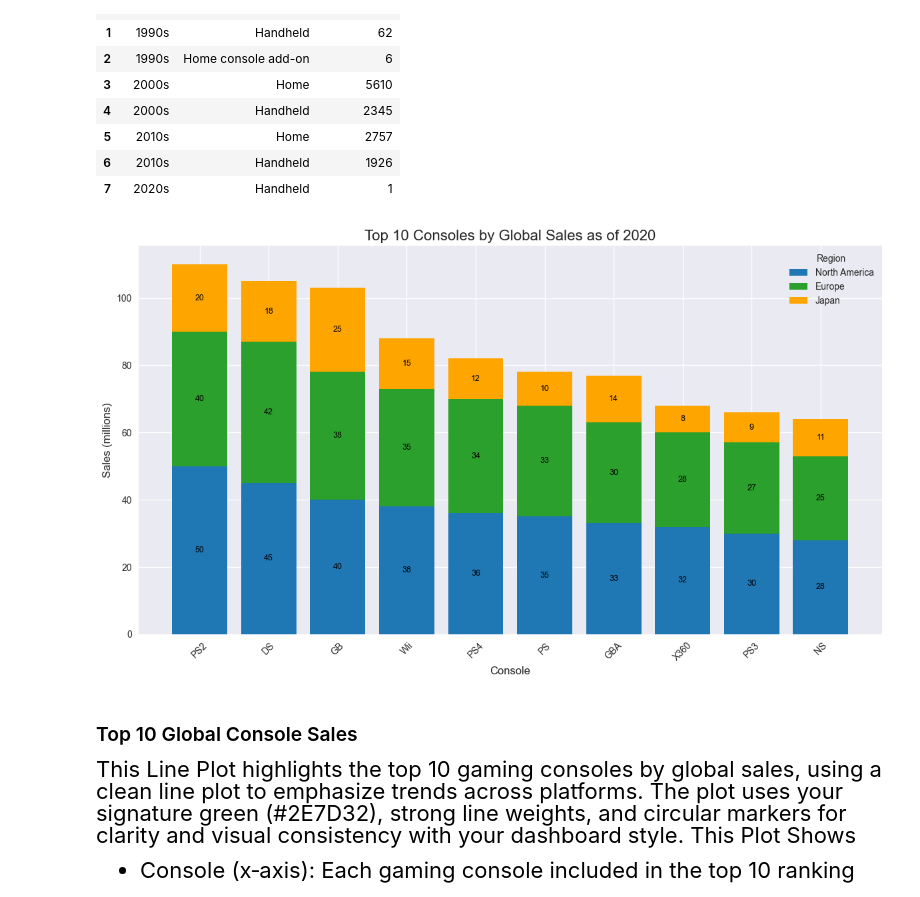
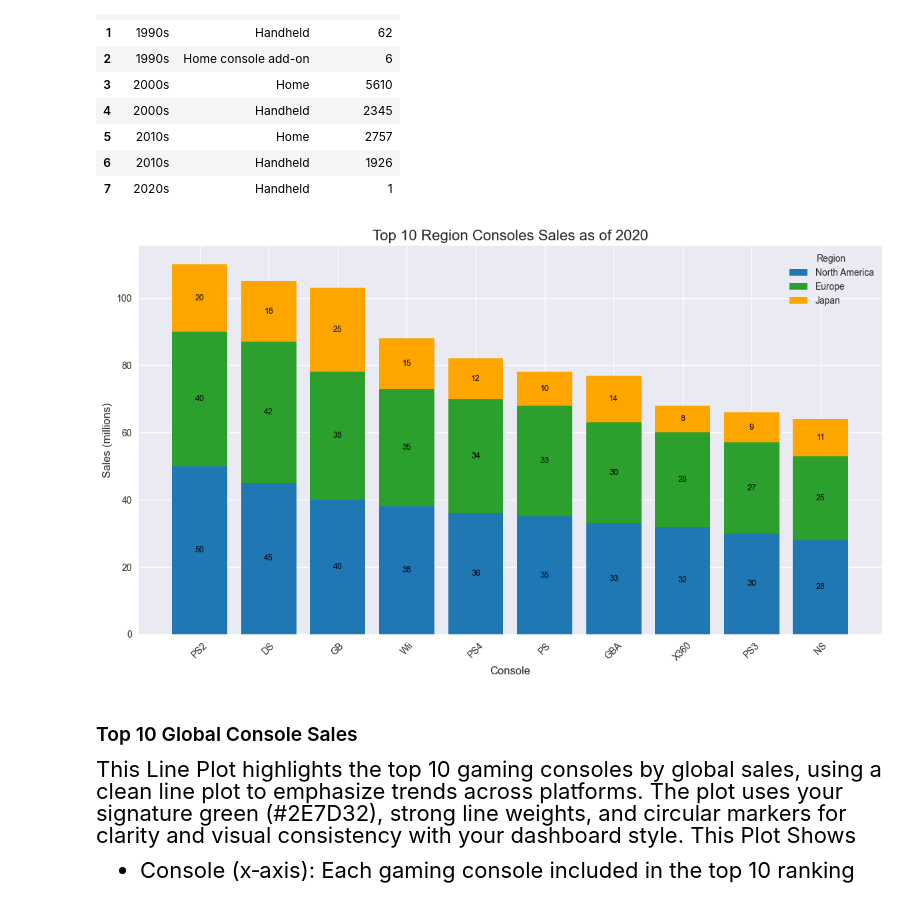
Before and after one commit to Teerp1986/The-Evolution-Of-Gaming, a Jupyter notebook: notebook/gamevolve.ipynb, the cells around one changed output. Cells and saved outputs as stored; diff of their text form; code cells hidden in the pictures.

```diff
--- a/notebook/gamevolve.ipynb
+++ b/notebook/gamevolve.ipynb
@@ -390,35 +390,35 @@ bars_eu = ax.bar(df['Console'], df['Europe_Sales'],
                  bottom=df['North_America_Sales'],
                  label='Europe', color=color_eu)
 
 bottom_japan = df['North_America_Sales'] + df['Europe_Sales']
 
 bars_jp = ax.bar(df['Console'], df['Japan_Sales'],
                  bottom=bottom_japan,
                  label='Japan', color=color_jp)
 
 # --- Add number labels on each segment ---
 for bars in [bars_na, bars_eu, bars_jp]:
     for bar in bars:
         height = bar.get_height()
         if height > 0:
             ax.text(
                 bar.get_x() + bar.get_width() / 2,
                 bar.get_y() + height / 2,
                 f"{height}",
                 ha='center', va='center', fontsize=9, color='black'
             )
 
 # Labels and title
-ax.set_title('Top 10 Consoles by Global Sales as of 2020', fontsize=16)
+ax.set_title('Top 10 Region Consoles Sales as of 2020', fontsize=16) # Stacked Bar Chart
 ax.set_xlabel('Console', fontsize=12)
 ax.set_ylabel('Sales (millions)', fontsize=12)
 ax.legend(title='Region')
 plt.xticks(rotation=45)
 plt.tight_layout()
 
 plt.show()
 # %% [output]
-[figure, old version]
+[figure, new version]
 # %% [markdown]
 <span style="font-size: 22px; font-family:'Times New Roman'; font-weight:;">
 
```
Also changed, not shown: parts of 1 cell of this notebook, 1 other file.
